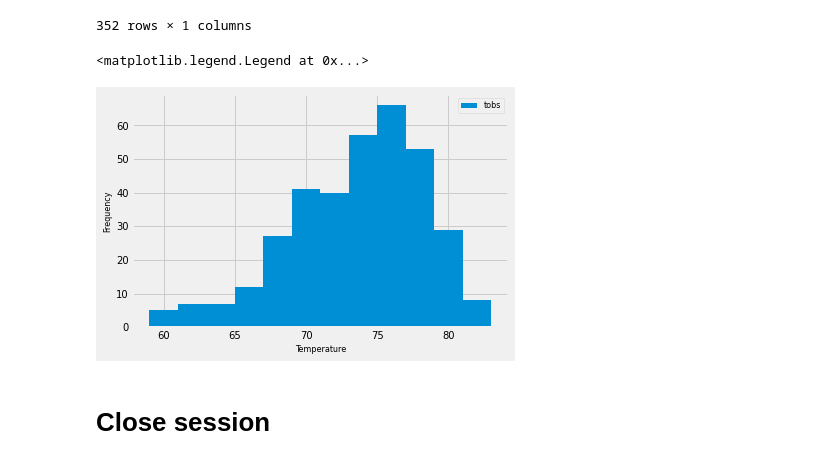
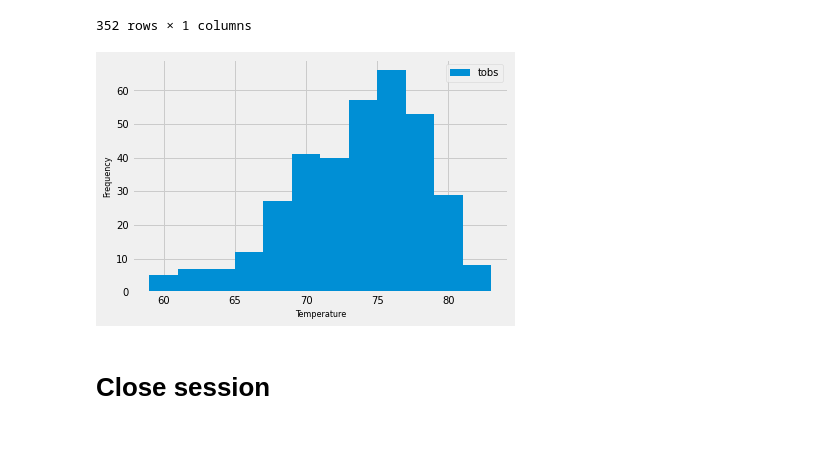
Before and after one commit to aditirai3/sqlalchemy-challenge, a Jupyter notebook: climate_starter.ipynb, the cells around one changed output. Saved outputs shown, nothing was run; the diff lists cells and outputs as text; code cells hidden in the pictures.

```diff
--- a/climate_starter.ipynb
+++ b/climate_starter.ipynb
@@ -222,14 +209,14 @@ temp_df.sort_values(by=['tobs'], ascending=False)
 # %%
 # plot the results as a histogram
 fig, axes = plt.subplots()
 temp_df.hist(xlabelsize=10, ylabelsize=10, bins=12, ax=axes)
 plt.title("")
 axes.set_xlabel('Temperature', fontsize=8)
 axes.set_ylabel('Frequency', fontsize=8)
-axes.legend(labels= ['tobs'], loc='upper right', fontsize=8)
+axes.legend(labels= ['tobs'], loc='upper right', fontsize=10)
+plt.savefig('Images/Station_temp.png')
 # %% [output]
-<matplotlib.legend.Legend at 0x...>
-[figure, old version]
+[figure, new version]
 # %% [markdown]
 # Close session
 # %%
```
Also changed, not shown: parts of 2 cells of this notebook, 1 other file.
